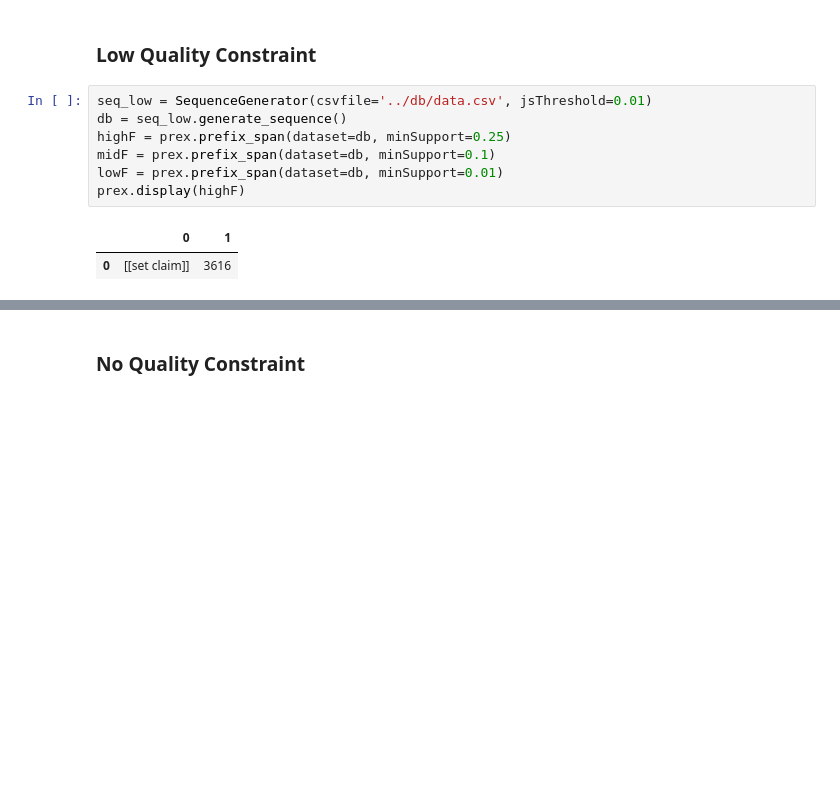
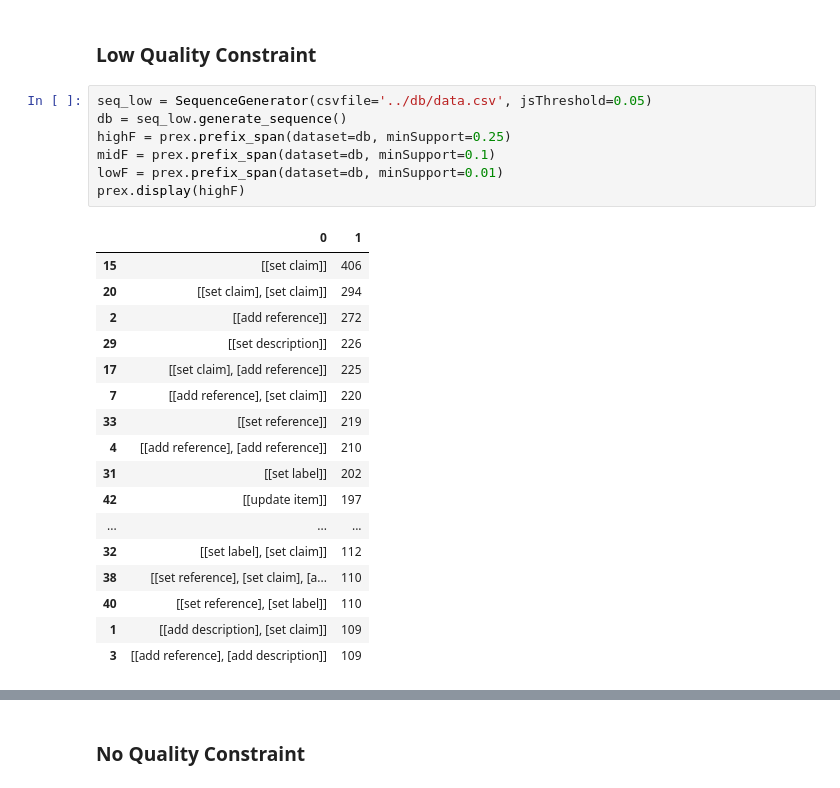
Before and after one commit to felihong/wikidata-sequence-analysis, a Jupyter notebook: doc/doc.ipynb, the cells around one changed output, grey strips where cells are left out. Drawn from its saved outputs; the diff is of its cells as text; blank space fills up the shorter version.

```diff
--- a/doc/doc.ipynb
+++ b/doc/doc.ipynb
@@ -193,15 +203,30 @@ prex.display(lowF)
 # %% [markdown]
 ### Low Quality Constraint
 # %%
-seq_low = SequenceGenerator(csvfile='../db/data.csv', jsThreshold=0.01)
+seq_low = SequenceGenerator(csvfile='../db/data.csv', jsThreshold=0.05)
 db = seq_low.generate_sequence()
 highF = prex.prefix_span(dataset=db, minSupport=0.25)
 midF = prex.prefix_span(dataset=db, minSupport=0.1)
 lowF = prex.prefix_span(dataset=db, minSupport=0.01)
 prex.display(highF)
 # %% [output]
 |  | 0 | 1 |
-| 0 | [[set claim]] | 3616 |
+| 15 | [[set claim]] | 406 |
+| 20 | [[set claim], [set claim]] | 294 |
+| 2 | [[add reference]] | 272 |
+| 29 | [[set description]] | 226 |
+| 17 | [[set claim], [add reference]] | 225 |
+| 7 | [[add reference], [set claim]] | 220 |
+| 33 | [[set reference]] | 219 |
+| 4 | [[add reference], [add reference]] | 210 |
+| 31 | [[set label]] | 202 |
+| 42 | [[update item]] | 197 |
+| ... | ... | ... |
+| 32 | [[set label], [set claim]] | 112 |
+| 38 | [[set reference], [set claim], [a... | 110 |
+| 40 | [[set reference], [set label]] | 110 |
+| 1 | [[add description], [set claim]] | 109 |
+| 3 | [[add reference], [add description]] | 109 |
 # %%
 prex.display(midF)
 # %% [output]
```
Also changed, not shown: parts of 14 cells of this notebook.
